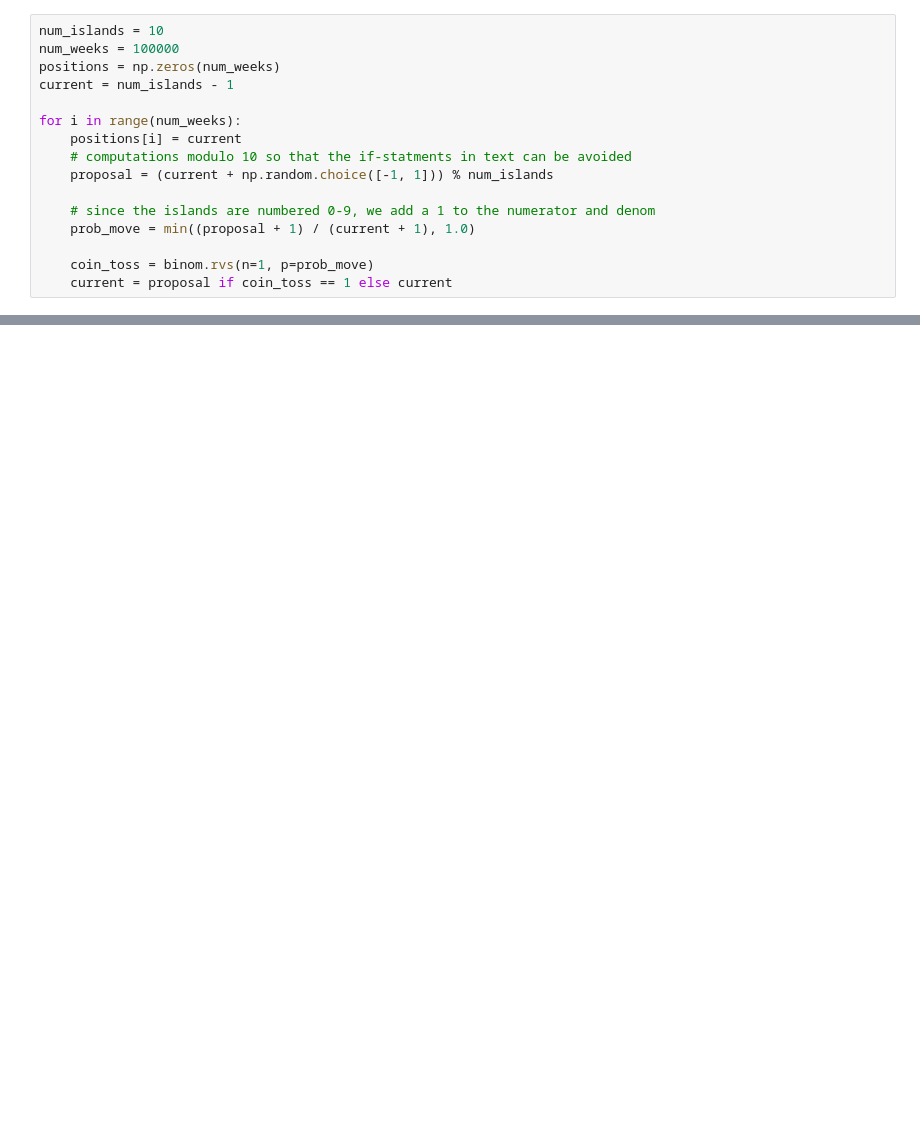
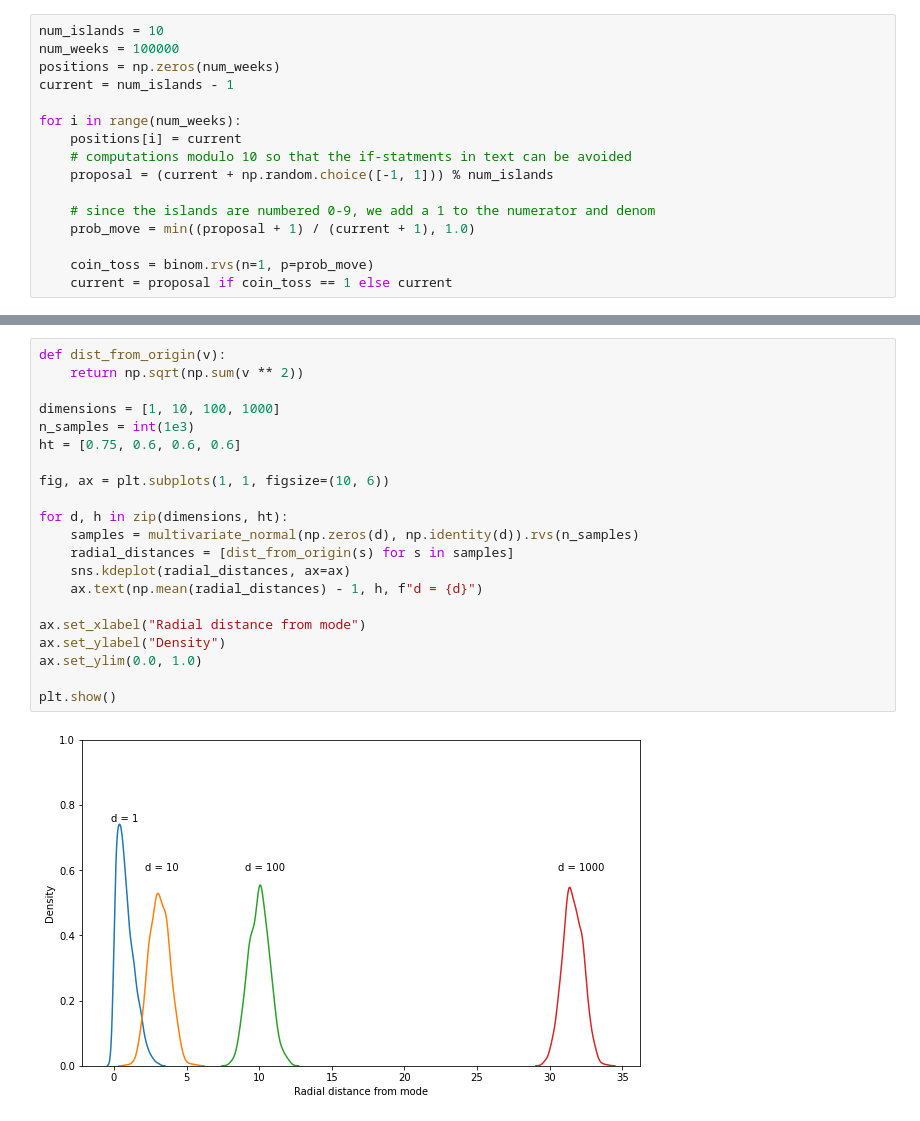
Before and after one commit to somnath1077/statistical_rethinking, a Jupyter notebook: code/ch09/nb01_metropolis.ipynb, the cells around one changed output, grey strips where cells are left out. Saved outputs shown, nothing was run; the diff lists cells and outputs as text; blank space fills up the shorter version.

```diff
--- a/code/ch09/nb01_metropolis.ipynb
+++ b/code/ch09/nb01_metropolis.ipynb
@@ -46,0 +48,23 @@ plt.show()
+# %%
+def dist_from_origin(v):
+    return np.sqrt(np.sum(v ** 2))
+
+dimensions = [1, 10, 100, 1000]
+n_samples = int(1e3)
+ht = [0.75, 0.6, 0.6, 0.6]
+
+fig, ax = plt.subplots(1, 1, figsize=(10, 6))
+
+for d, h in zip(dimensions, ht):
+    samples = multivariate_normal(np.zeros(d), np.identity(d)).rvs(n_samples)
+    radial_distances = [dist_from_origin(s) for s in samples]
+    sns.kdeplot(radial_distances, ax=ax)
+    ax.text(np.mean(radial_distances) - 1, h, f"d = {d}")
+
+ax.set_xlabel("Radial distance from mode")
+ax.set_ylabel("Density")
+ax.set_ylim(0.0, 1.0)
+
+plt.show()
+# %% [output]
+[figure, added]
```
Also changed, not shown: parts of 2 cells of this notebook.
